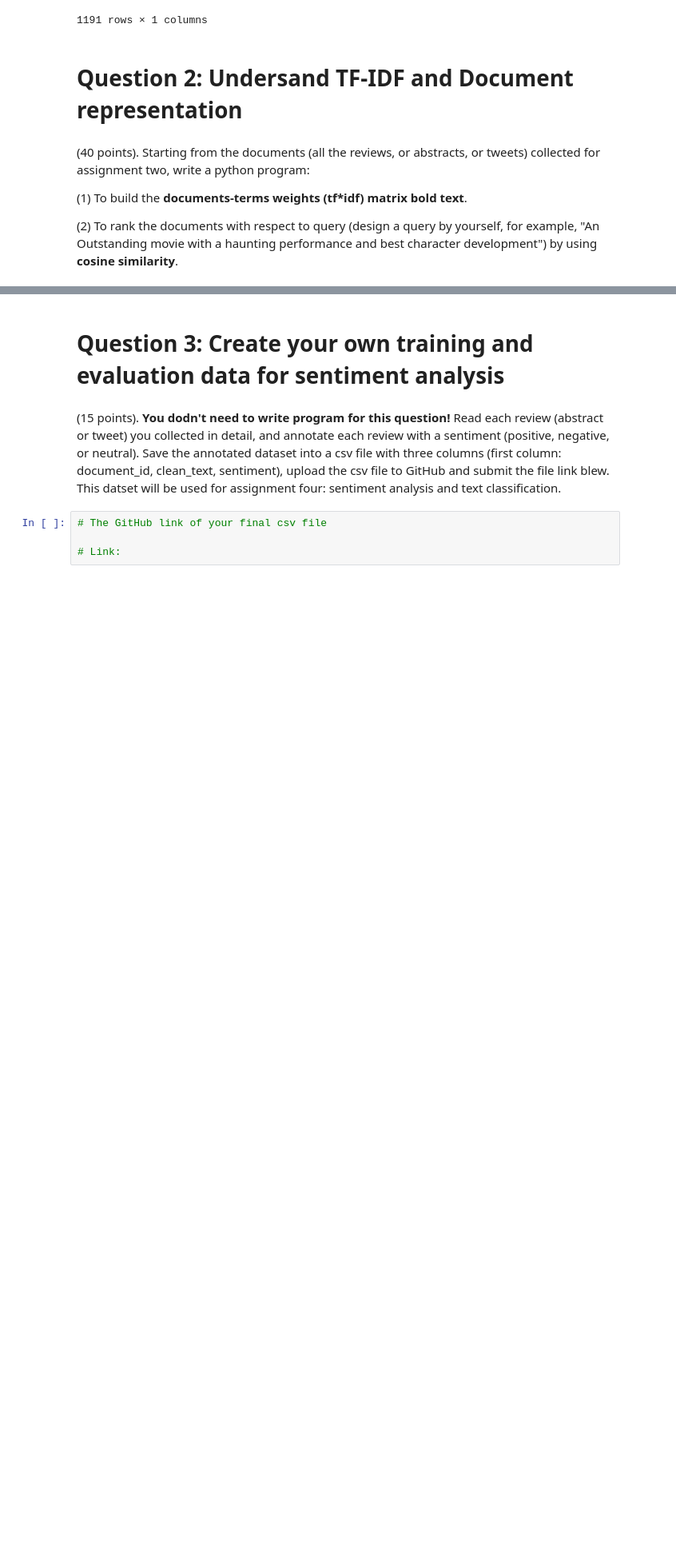
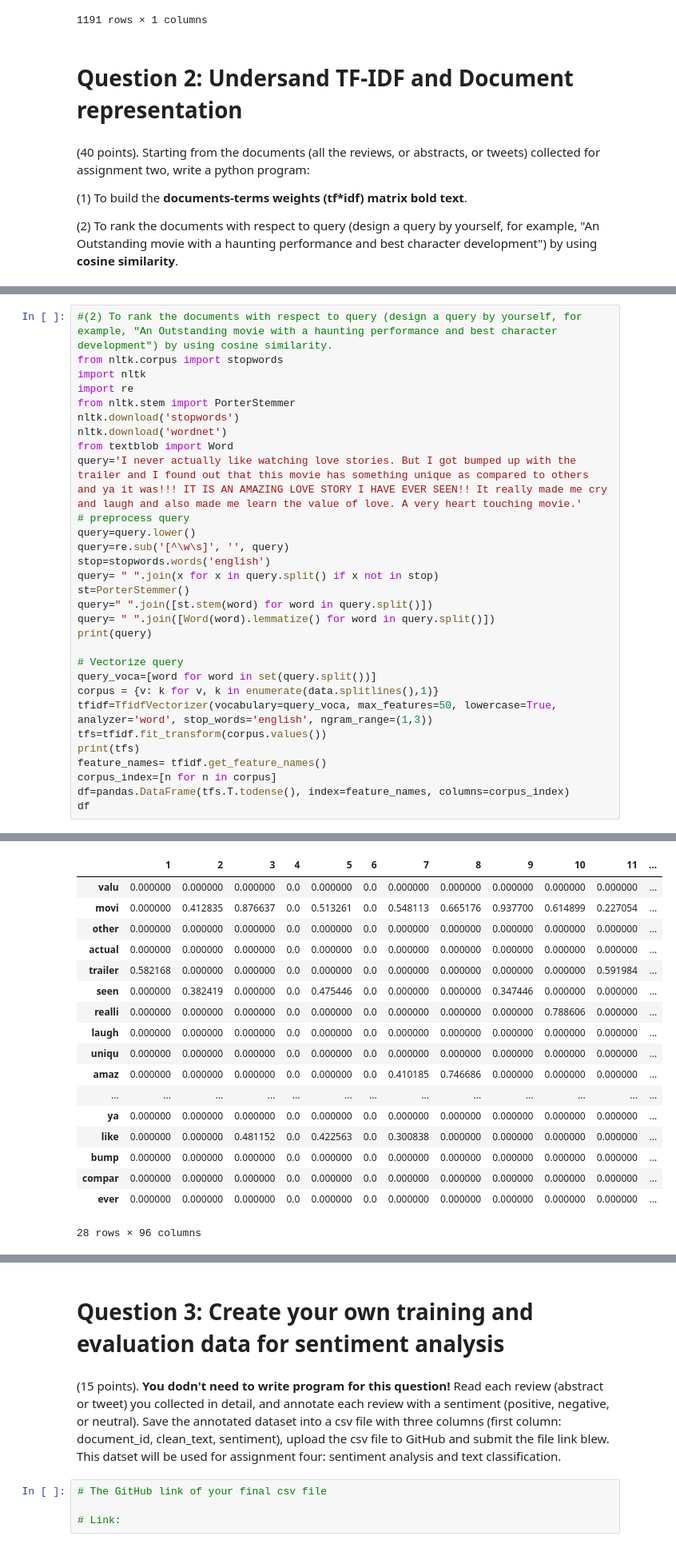
Before and after one commit to HuyenNguyenHelen/Huyen_INFO5731_Spring2020, a Jupyter notebook: INFO5731_Assignment_Three.ipynb, the cells around one changed output, grey strips where cells are left out. Shown: that part at 80% size. Cells and saved outputs as stored; diff of their text form; blank space fills up the shorter version.

```diff
--- a/INFO5731_Assignment_Three.ipynb
+++ b/INFO5731_Assignment_Three.ipynb
@@ -134,0 +158,31 @@ pandas.DataFrame.from_dict (re_prob, orient = 'index', columns = ['noun-phrases
+# %%
+#(2) To rank the documents with respect to query (design a query by yourself, for example, "An Outstanding movie with a haunting performance and best character development") by using cosine similarity.
+from nltk.corpus import stopwords
+import nltk
+import re
+from nltk.stem import PorterStemmer
+nltk.download('stopwords')
+nltk.download('wordnet')
+from textblob import Word
+query='I never actually like watching love stories. But I got bumped up with the trailer and I found out that this movie has something unique as compared to others and ya it was!!! IT IS AN AMAZING LOVE STORY I HAVE EVER SEEN!! It really made me cry and laugh and also made me learn the value of love. A very heart touching movie.'
+# preprocess query
+query=query.lower()
+query=re.sub('[^\w\s]', '', query)
+stop=stopwords.words('english')
+query= " ".join(x for x in query.split() if x not in stop)
+st=PorterStemmer()
+query=" ".join([st.stem(word) for word in query.split()])
+query= " ".join([Word(word).lemmatize() for word in query.split()])
+print(query)
+
+# Vectorize query
+query_voca=[word for word in set(query.split())]
+corpus = {v: k for v, k in enumerate(data.splitlines(),1)}
+tfidf=TfidfVectorizer(vocabulary=query_voca, max_features=50, lowercase=True, analyzer='word', stop_words='english', ngram_range=(1,3))
+tfs=tfidf.fit_transform(corpus.values())
+print(tfs)
+feature_names= tfidf.get_feature_names()
+corpus_index=[n for n in corpus]
+df=pandas.DataFrame(tfs.T.todense(), index=feature_names, columns=corpus_index)
+df
+# %% [output]
@@ -134,0 +206,18 @@ pandas.DataFrame.from_dict (re_prob, orient = 'index', columns = ['noun-phrases
+|  | 1 | 2 | 3 | 4 | 5 | 6 | 7 | 8 | 9 | 10 | 11 | ... |
+| valu | 0.000000 | 0.000000 | 0.000000 | 0.0 | 0.000000 | 0.0 | 0.000000 | 0.000000 | 0.000000 | 0.000000 | 0.000000 | ... |
+| movi | 0.000000 | 0.412835 | 0.876637 | 0.0 | 0.513261 | 0.0 | 0.548113 | 0.665176 | 0.937700 | 0.614899 | 0.227054 | ... |
+| other | 0.000000 | 0.000000 | 0.000000 | 0.0 | 0.000000 | 0.0 | 0.000000 | 0.000000 | 0.000000 | 0.000000 | 0.000000 | ... |
+| actual | 0.000000 | 0.000000 | 0.000000 | 0.0 | 0.000000 | 0.0 | 0.000000 | 0.000000 | 0.000000 | 0.000000 | 0.000000 | ... |
+| trailer | 0.582168 | 0.000000 | 0.000000 | 0.0 | 0.000000 | 0.0 | 0.000000 | 0.000000 | 0.000000 | 0.000000 | 0.591984 | ... |
+| seen | 0.000000 | 0.382419 | 0.000000 | 0.0 | 0.475446 | 0.0 | 0.000000 | 0.000000 | 0.347446 | 0.000000 | 0.000000 | ... |
+| realli | 0.000000 | 0.000000 | 0.000000 | 0.0 | 0.000000 | 0.0 | 0.000000 | 0.000000 | 0.000000 | 0.788606 | 0.000000 | ... |
+| laugh | 0.000000 | 0.000000 | 0.000000 | 0.0 | 0.000000 | 0.0 | 0.000000 | 0.000000 | 0.000000 | 0.000000 | 0.000000 | ... |
+| uniqu | 0.000000 | 0.000000 | 0.000000 | 0.0 | 0.000000 | 0.0 | 0.000000 | 0.000000 | 0.000000 | 0.000000 | 0.000000 | ... |
+| amaz | 0.000000 | 0.000000 | 0.000000 | 0.0 | 0.000000 | 0.0 | 0.410185 | 0.746686 | 0.000000 | 0.000000 | 0.000000 | ... |
+| ... | ... | ... | ... | ... | ... | ... | ... | ... | ... | ... | ... | ... |
+| ya | 0.000000 | 0.000000 | 0.000000 | 0.0 | 0.000000 | 0.0 | 0.000000 | 0.000000 | 0.000000 | 0.000000 | 0.000000 | ... |
+| like | 0.000000 | 0.000000 | 0.481152 | 0.0 | 0.422563 | 0.0 | 0.300838 | 0.000000 | 0.000000 | 0.000000 | 0.000000 | ... |
+| bump | 0.000000 | 0.000000 | 0.000000 | 0.0 | 0.000000 | 0.0 | 0.000000 | 0.000000 | 0.000000 | 0.000000 | 0.000000 | ... |
+| compar | 0.000000 | 0.000000 | 0.000000 | 0.0 | 0.000000 | 0.0 | 0.000000 | 0.000000 | 0.000000 | 0.000000 | 0.000000 | ... |
+| ever | 0.000000 | 0.000000 | 0.000000 | 0.0 | 0.000000 | 0.0 | 0.000000 | 0.000000 | 0.000000 | 0.000000 | 0.000000 | ... |
+28 rows × 96 columns
```
Also changed, not shown: parts of 4 cells of this notebook.
